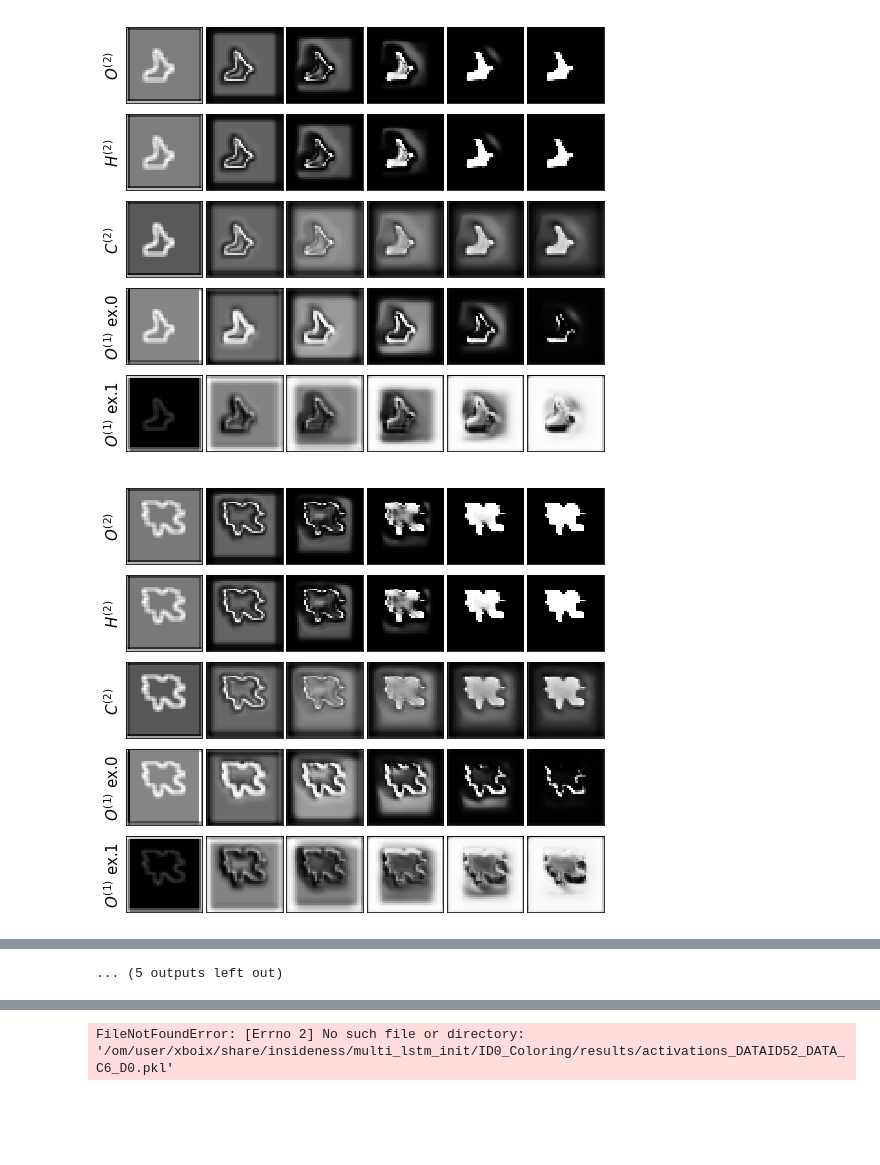
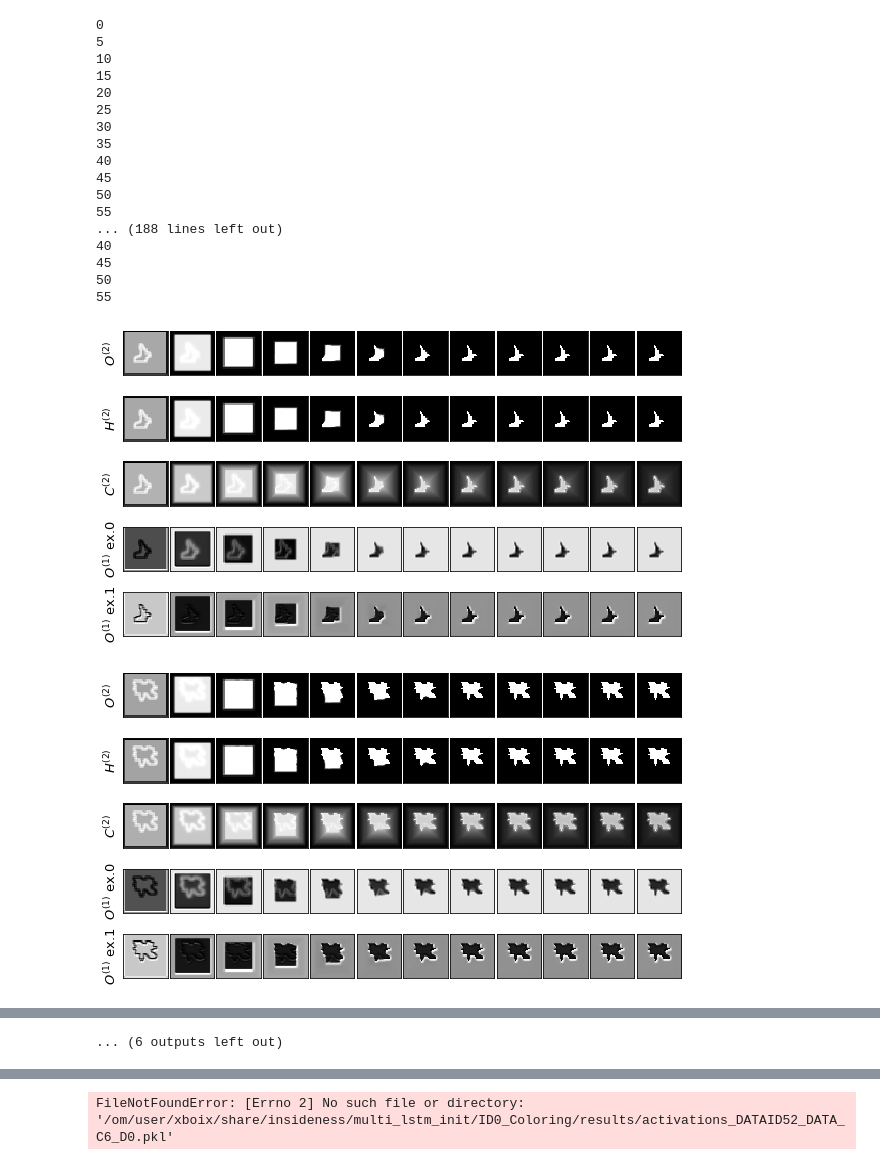
Before and after one commit to ssundaram21/symmetry, a Jupyter notebook: LSTM_visualization.ipynb, the cells around one changed output, grey strips where cells are left out. Cells and saved outputs as stored; diff of their text form; code cells hidden in the pictures; blank space fills up the shorter version.

```diff
--- a/LSTM_visualization.ipynb
+++ b/LSTM_visualization.ipynb
@@ -33,5 +51,6 @@ elif NET == 'optimal_lstm':
 # %%
-output_path = '/om/user/xboix/share/insideness/' + NET + '/'
-run_opt = experiments.get_best_of_the_family(output_path)
+output_path = '/om/user/shobhita/src/insideness/' + NET + '/'
+id = 654 #specific ID we want to get activations for
+run_opt = experiments.get_best_of_the_family(output_path, id)
 opt_datasets = datasets.get_datasets(output_path)
 # %% [output]
@@ -63,0 +76,11 @@ ID52_DATA_C6_D0
+# %%
+#getting activations for a specific ID
+opt = run_opt
+print(run_opt)
+
+opt_data = [opt_datasets[52]][0]
+with open(opt.log_dir_base + opt.name + '/results/activations_DATA' + opt_data.log_name + '.pkl', 'rb') as f:
+    data_point = pickle.load(f)
+    print("-----")
+    print(opt.name)
+    print(opt_data.log_name)
@@ -63,0 +92,12 @@ ID52_DATA_C6_D0
+# %%
+import matplotlib.pyplot as plt
+
+for opt in run_opt:
+
+    for opt_data in [opt_datasets[52]]:
+        with open(opt.log_dir_base + opt.name + '/results/activations_DATA' + opt_data.log_name + '.pkl', 'rb') as f:
+            data_point = pickle.load(f)
+
+        print('--------------------')
+        print(opt.name)
+        print(opt_data.log_name)
@@ -64,8 +220,8 @@ ID52_DATA_C6_D0
 # %%
-plt.rcParams.update({'font.size': 15})
+plt.rcParams.update({'font.size': 13})
 for num_image in range(0,17):
-    fig = plt.figure(figsize=(10, 8))
-    columns = 7
+    fig = plt.figure(figsize=(10, 6))
+    columns = 12
     rows=5
     plt.subplots_adjust(wspace=0.05, hspace=0)
 
@@ -74,8 +230,9 @@ for num_image in range(0,17):
 
     #BATCH, SAVE, LAYER, TIME, C/H
     im_count = 1
-    for k in range(0,24,4):#,columns*(rows-1)):
 
+    for k in range(0,59,5):#,columns*(rows-1)):
+        print(k)
         #OUTPUT SECOND LAYER
         ax.append( fig.add_subplot(rows, columns, im_count) )
         plt.imshow(np.squeeze(-data_point[0][0][3][k][num_image,:,:,0]), cmap='gray') #15:45
@@ -97,33 +254,50 @@ for num_image in range(0,17):
         ax.append( fig.add_subplot(rows, columns, 2*columns+im_count) )
         plt.imshow(np.squeeze(data_point[0][0][1][k][1][num_image,:,:,1]), cmap='gray') #15:45
         ax[-1].get_xaxis().set_ticks([])
         ax[-1].get_yaxis().set_ticks([])
         '''
 
         #C SECOND LAYER
         ax.append( fig.add_subplot(rows, columns, 2*columns+im_count) )
         plt.imshow(np.squeeze(-data_point[0][0][1][k][0][num_image,:,:,0]), cmap='gray') #15:45
         if k==0:
             plt.ylabel('$C^{(2)}$')
         ax[-1].get_xaxis().set_ticks([])
         ax[-1].get_yaxis().set_ticks([])
         '''
         ax.append( fig.add_subplot(rows, columns, 4*columns+im_count) )
         plt.imshow(np.squeeze(data_point[0][0][1][k][0][num_image,:,:,1]), cmap='gray') #15:45
         ax[-1].get_xaxis().set_ticks([])
         ax[-1].get_yaxis().set_ticks([])
         '''
         for kk in range(2):
             #OUTPUT FIRST LAYER
             ax.append( fig.add_subplot(rows, columns, (kk+3)*columns+im_count) )
             plt.imshow(np.squeeze(-data_point[0][0][2][k][num_image,:,:,2*kk]), cmap='gray') #15:45
             if k==0:
                 plt.ylabel('$O^{(1)}$ ex.'+ str(kk) )
             ax[-1].get_xaxis().set_ticks([])
             ax[-1].get_yaxis().set_ticks([])
 
         im_count+=1
-    fig.savefig('./fig/lstm_vis/'+ str(num_image) + '.pdf', format='pdf', bbox_inches='tight',dpi=1000)
+    fig.savefig('/om/user/shobhita/src/insideness/activation_fig_'+ str(num_image) + '.pdf', format='pdf', bbox_inches='tight',dpi=1000)
 # %% [output]
+0
+5
+10
+15
+20
+25
+30
+35
+40
+45
+50
+55
+... (188 lines left out)
+40
+45
+50
+55
-[figure, old version]
+[figure, new version]
-[figure, old version]
+[figure, new version]
@@ -140,4 +313,4 @@ for num_image in range(0,17):
-... (5 outputs left out)
+... (6 outputs left out)
 # %%
 plt.rcParams.update({'font.size': 15})
 for num_image in range(0,17):
```
Also changed, not shown: parts of 9 cells of this notebook, 28 other files.
